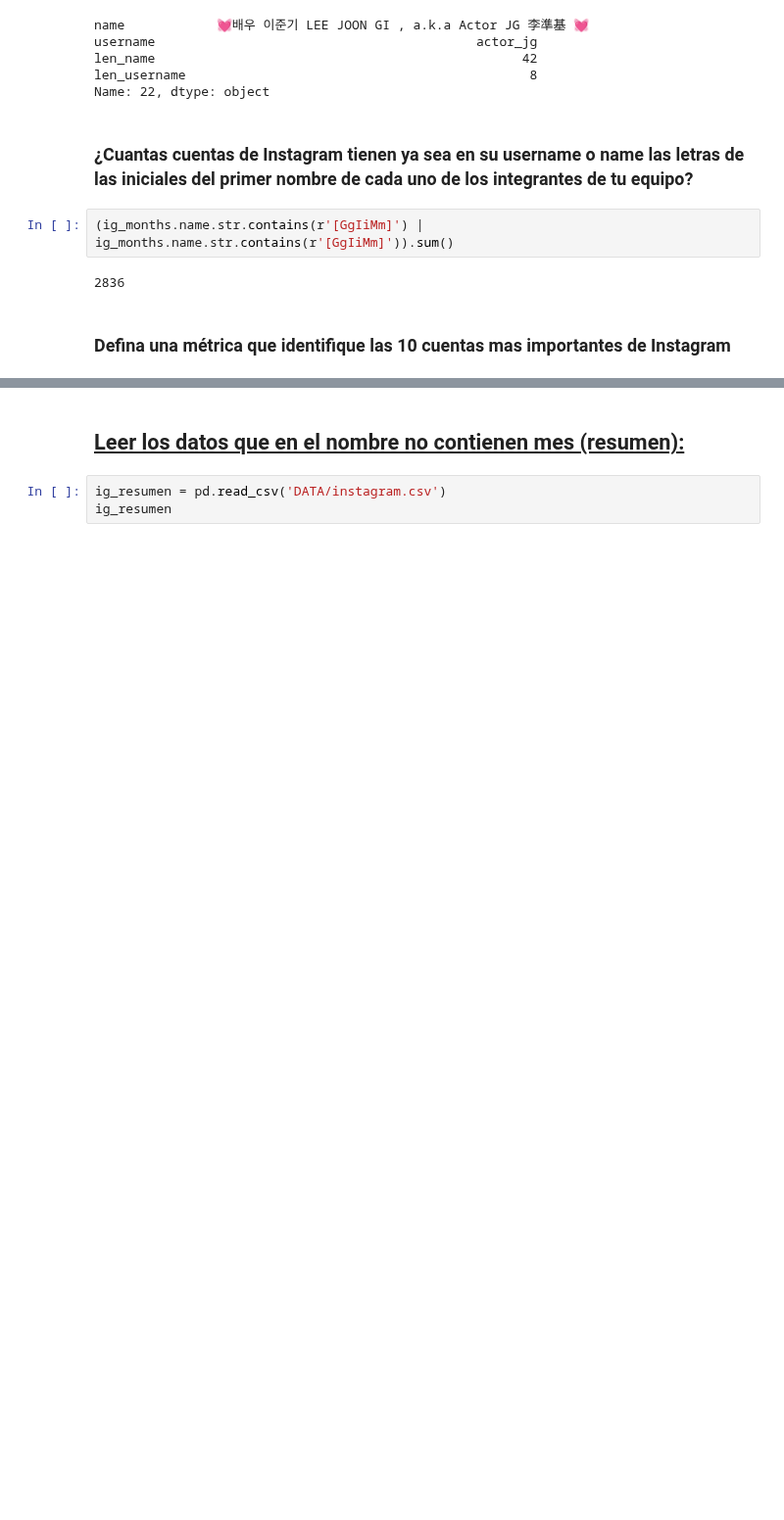
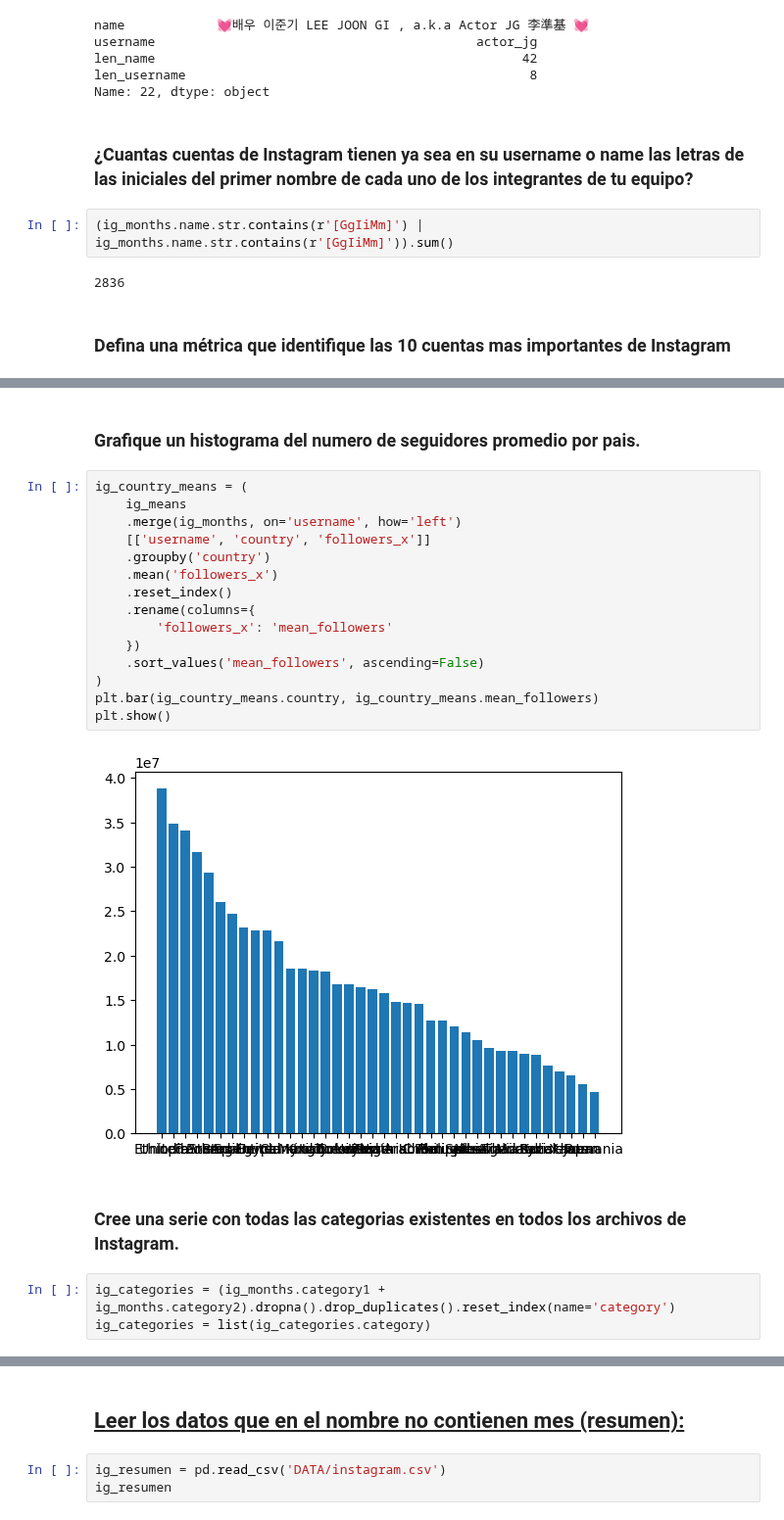
Before and after one commit to MarioChvx/ciencia_de_datos_PAMBAZO, a Jupyter notebook: proyectos/Proyecto4/socialnetworks.ipynb, the cells around one changed output, grey strips where cells are left out. Shown at 98% size. Drawn from its saved outputs; the diff is of its cells as text; blank space fills up the shorter version.

```diff
--- a/proyectos/Proyecto4/socialnetworks.ipynb
+++ b/proyectos/Proyecto4/socialnetworks.ipynb
@@ -375,0 +340,24 @@ ig_means
+# %% [markdown]
+### Grafique un histograma del numero de seguidores promedio por pais.
+# %%
+ig_country_means = (
+    ig_means
+    .merge(ig_months, on='username', how='left')
+    [['username', 'country', 'followers_x']]
+    .groupby('country')
+    .mean('followers_x')
+    .reset_index()
+    .rename(columns={
+        'followers_x': 'mean_followers'
+    })
+    .sort_values('mean_followers', ascending=False)
+)
+plt.bar(ig_country_means.country, ig_country_means.mean_followers)
+plt.show()
+# %% [output]
+[figure, added]
+# %% [markdown]
+### Cree una serie con todas las categorias existentes en todos los archivos de Instagram.
+# %%
+ig_categories = (ig_months.category1 + ig_months.category2).dropna().drop_duplicates().reset_index(name='category')
+ig_categories = list(ig_categories.category)
```
Also changed, not shown: parts of 12 cells of this notebook.
